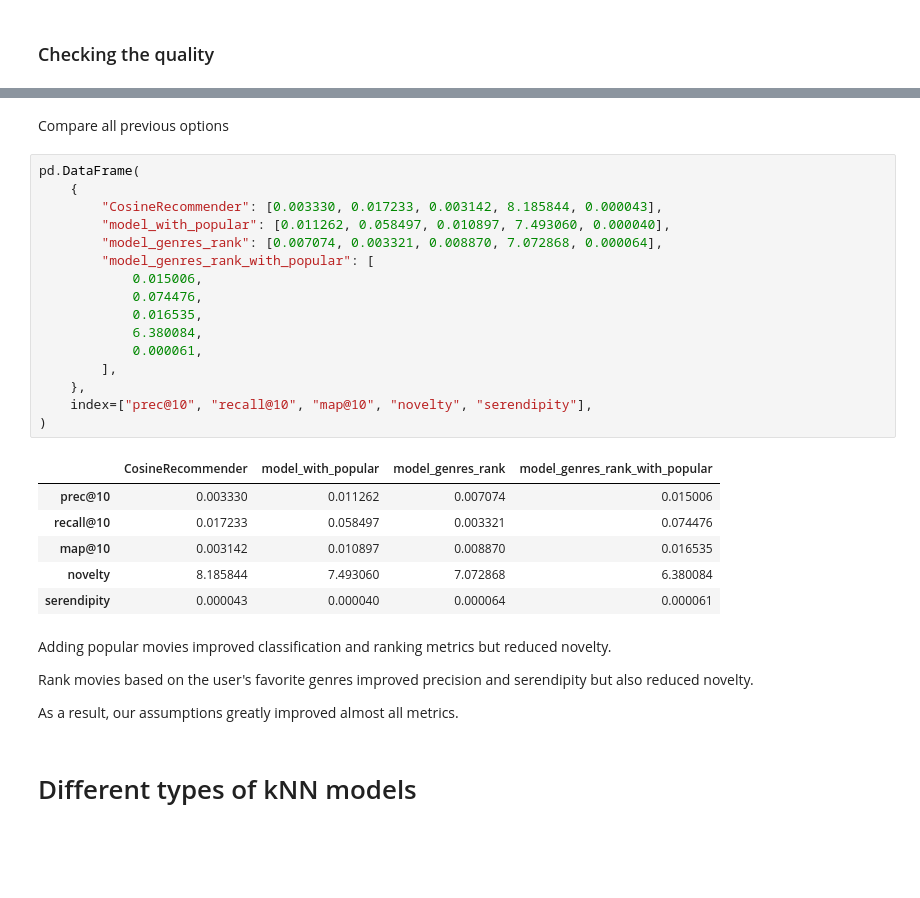
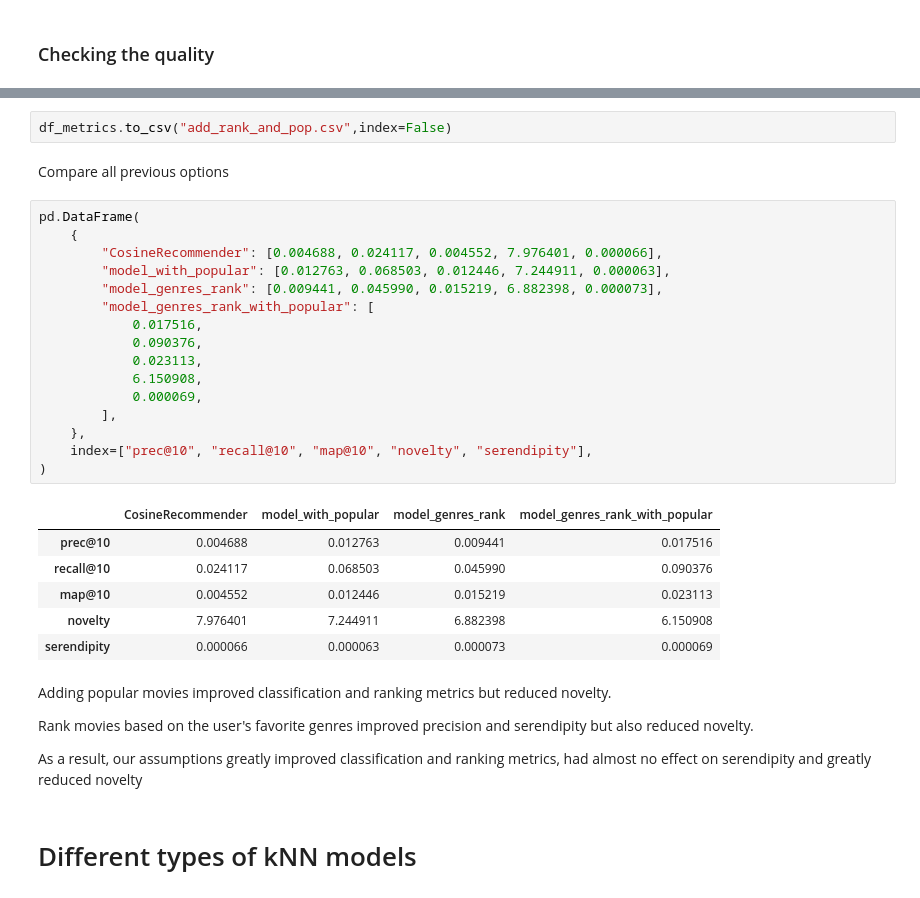
Before and after one commit to AdelineSlm/RecoServiceTemplate, a Jupyter notebook: notebooks/UserKnn.ipynb, the cells around one changed output, grey strips where cells are left out. Drawn from its saved outputs; the diff is of its cells as text; blank space fills up the shorter version.

```diff
--- a/notebooks/UserKnn.ipynb
+++ b/notebooks/UserKnn.ipynb
@@ -844,34 +1073,36 @@ metric_values
+# %%
+df_metrics.to_csv("add_rank_and_pop.csv",index=False)
 # %% [markdown]
 Compare all previous options
 # %%
 pd.DataFrame(
     {
-        "CosineRecommender": [0.003330, 0.017233, 0.003142, 8.185844, 0.000043],
-        "model_with_popular": [0.011262, 0.058497, 0.010897, 7.493060, 0.000040],
-        "model_genres_rank": [0.007074, 0.003321, 0.008870, 7.072868, 0.000064],
+        "CosineRecommender": [0.004688, 0.024117, 0.004552, 7.976401, 0.000066],
+        "model_with_popular": [0.012763, 0.068503, 0.012446, 7.244911, 0.000063],
+        "model_genres_rank": [0.009441, 0.045990, 0.015219, 6.882398, 0.000073],
         "model_genres_rank_with_popular": [
-            0.015006,
-            0.074476,
-            0.016535,
-            6.380084,
-            0.000061,
+            0.017516,
+            0.090376,
+            0.023113,
+            6.150908,
+            0.000069,
         ],
     },
     index=["prec@10", "recall@10", "map@10", "novelty", "serendipity"],
 )
 # %% [output]
 |  | CosineRecommender | model_with_popular | model_genres_rank | model_genres_rank_with_popular |
-| prec@10 | 0.003330 | 0.011262 | 0.007074 | 0.015006 |
-| recall@10 | 0.017233 | 0.058497 | 0.003321 | 0.074476 |
-| map@10 | 0.003142 | 0.010897 | 0.008870 | 0.016535 |
-| novelty | 8.185844 | 7.493060 | 7.072868 | 6.380084 |
-| serendipity | 0.000043 | 0.000040 | 0.000064 | 0.000061 |
+| prec@10 | 0.004688 | 0.012763 | 0.009441 | 0.017516 |
+| recall@10 | 0.024117 | 0.068503 | 0.045990 | 0.090376 |
+| map@10 | 0.004552 | 0.012446 | 0.015219 | 0.023113 |
+| novelty | 7.976401 | 7.244911 | 6.882398 | 6.150908 |
+| serendipity | 0.000066 | 0.000063 | 0.000073 | 0.000069 |
 # %% [markdown]
 Adding popular movies improved classification and ranking metrics but reduced novelty.
 
 Rank movies based on the user's favorite genres improved precision and serendipity but also reduced novelty.
 
-As a result, our assumptions greatly improved almost all metrics.
+As a result, our assumptions greatly improved classification and ranking metrics, had almost no effect on serendipity and greatly reduced novelty
 # %% [markdown]
 # Different types of kNN models
 # %% [markdown]
```
Also changed, not shown: parts of 79 cells of this notebook.
